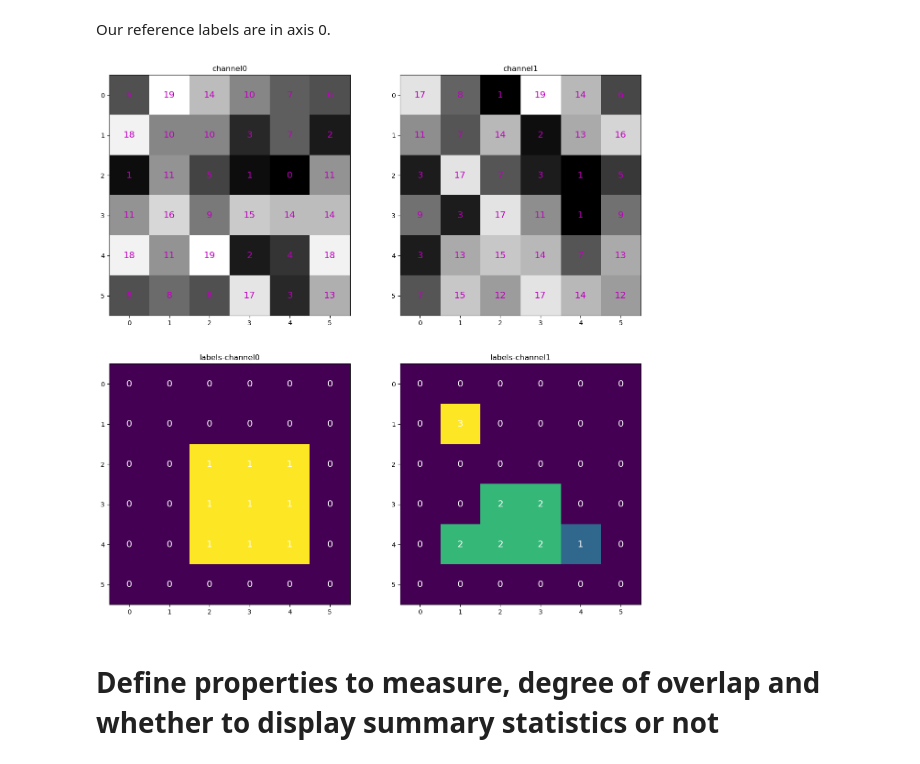
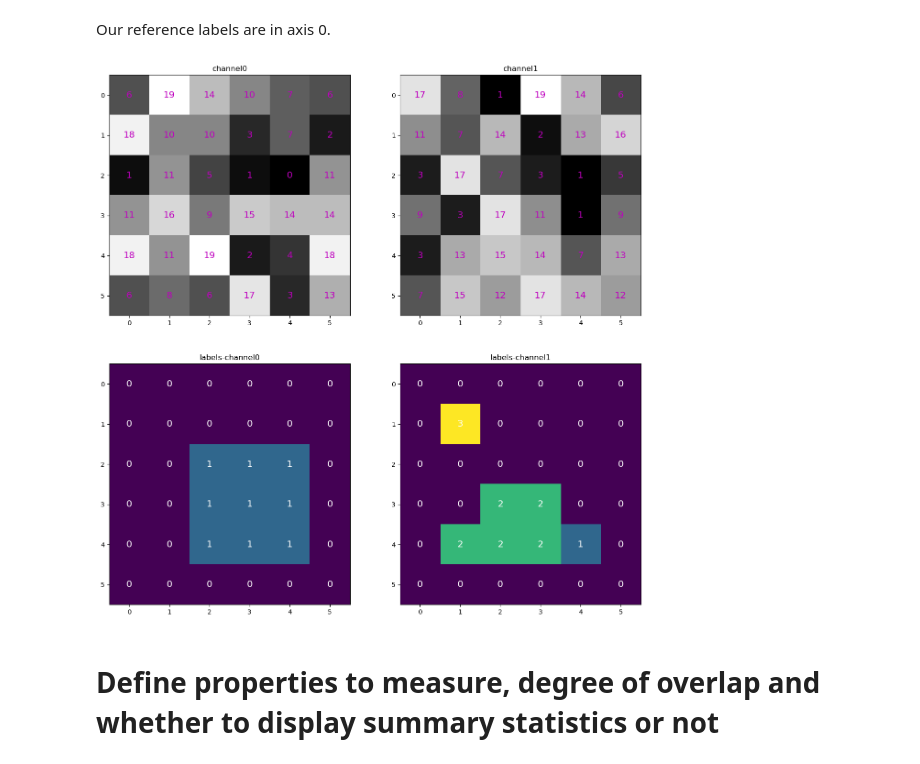
Before and after one commit to haesleinhuepf/napari-skimage-regionprops, a Jupyter notebook: demo/Regionprops_map_channels.ipynb, the cells around one changed output. Saved outputs shown, nothing was run; the diff lists cells and outputs as text; code cells hidden in the pictures.

```diff
--- a/demo/Regionprops_map_channels.ipynb
+++ b/demo/Regionprops_map_channels.ipynb
@@ -31,18 +31,18 @@ multichannel_labels = np.stack([ref_labels, probe_labels], axis=0)
 # %%
 fig, ax = plt.subplots(2,2, figsize=(15,15))
 for i in range(multichannel_image.shape[0]):
     ax[0,i].set_title('channel' + str(i))
     ax[0,i].imshow(multichannel_image[i], cmap='gray')
     for k in range(multichannel_image.shape[1]):
         for j in range(multichannel_image.shape[2]):
             ax[0,i].text(j, k, multichannel_image[i, k, j], ha="center", va="center", color="m", fontsize='x-large')
     ax[1,i].set_title('labels-channel' + str(i))
-    ax[1,i].imshow(multichannel_labels[i], interpolation='none')
+    ax[1,i].imshow(multichannel_labels[i], interpolation='none', vmax=3)
     for k in range(multichannel_labels.shape[1]):
         for j in range(multichannel_labels.shape[2]):
             ax[1,i].text(j, k, multichannel_labels[i, k, j], ha="center", va="center", color="w", fontsize='x-large')
 # %% [output]
-[figure, old version]
+[figure, new version]
 # %% [markdown]
 # Define properties to measure, degree of overlap and whether to display summary statistics or not
 # %% [markdown]
```
Also changed, not shown: parts of 7 cells of this notebook, 2 other files.
